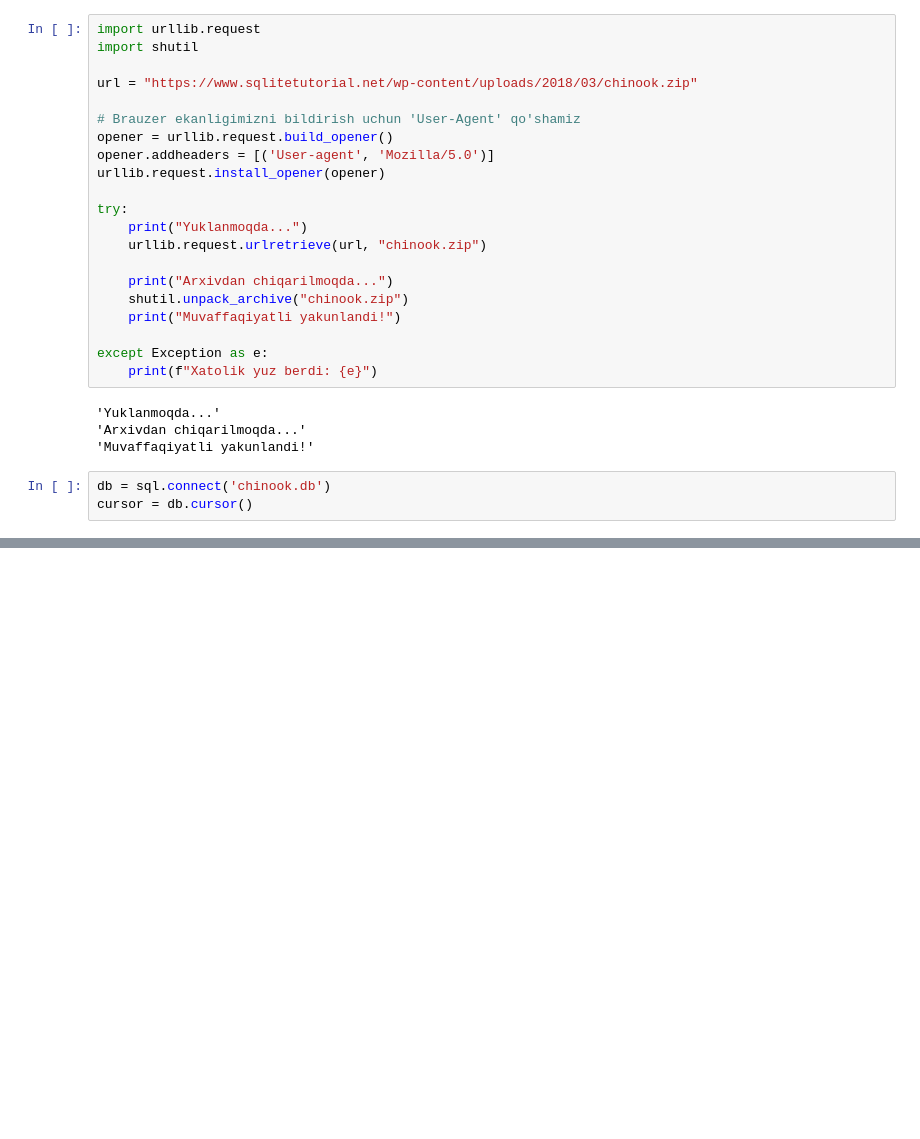
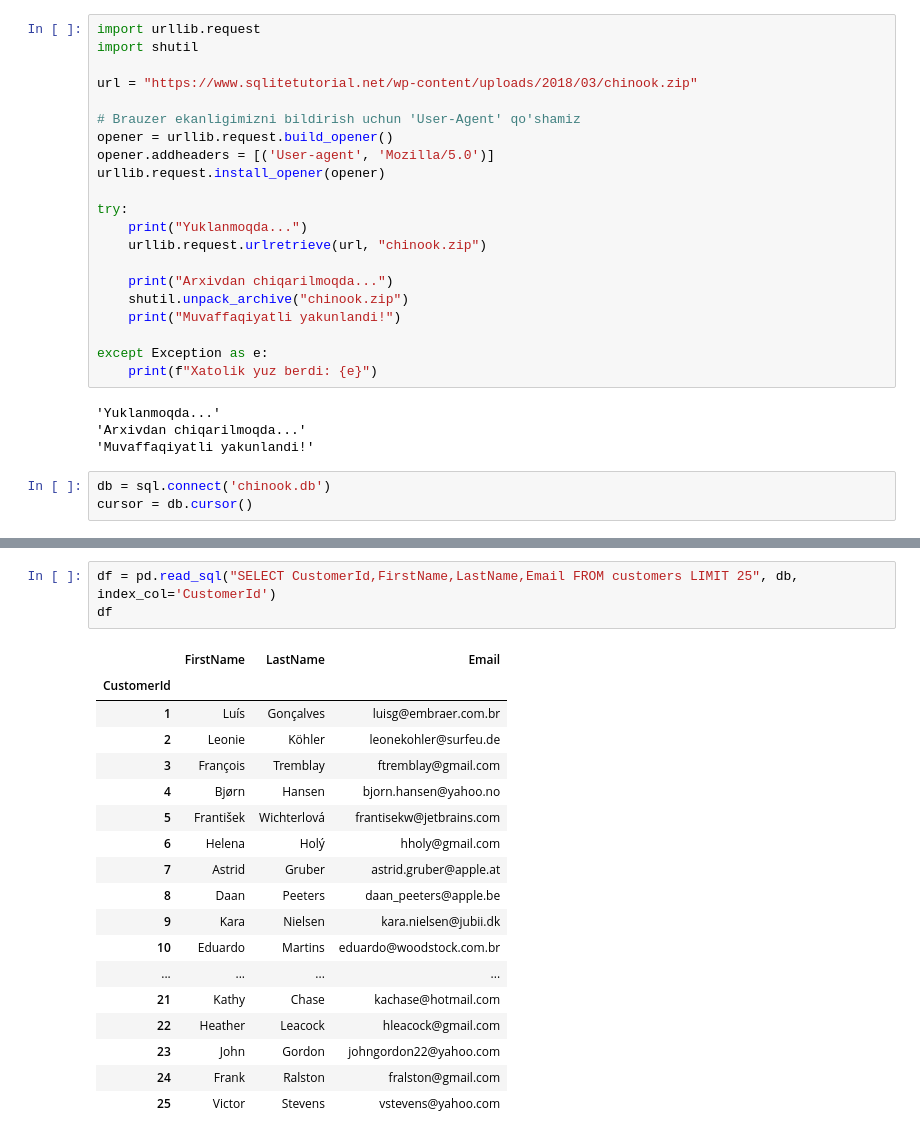
Before and after one commit to Ahmadjon0125/Mohirdev_lessons, a Jupyter notebook: Ma'lumotlarga ishlov berish. Fayllar va ma'lumotlar ombori/02.Database_Sqlite.ipynb, the cells around one changed output, grey strips where cells are left out. Drawn from its saved outputs; the diff is of its cells as text; blank space fills up the shorter version.

```diff
--- a/Ma'lumotlarga ishlov berish. Fayllar va ma'lumotlar ombori/02.Database_Sqlite.ipynb
+++ b/Ma'lumotlarga ishlov berish. Fayllar va ma'lumotlar ombori/02.Database_Sqlite.ipynb
@@ -32,0 +153,22 @@ cursor = db.cursor()
+# %%
+df = pd.read_sql("SELECT CustomerId,FirstName,LastName,Email FROM customers LIMIT 25", db, index_col='CustomerId')
+df
+# %% [output]
+|  | FirstName | LastName | Email |
+| CustomerId |  |  |  |
+| 1 | Luís | Gonçalves | luisg@embraer.com.br |
+| 2 | Leonie | Köhler | leonekohler@surfeu.de |
+| 3 | François | Tremblay | ftremblay@gmail.com |
+| 4 | Bjørn | Hansen | bjorn.hansen@yahoo.no |
+| 5 | František | Wichterlová | frantisekw@jetbrains.com |
+| 6 | Helena | Holý | hholy@gmail.com |
+| 7 | Astrid | Gruber | astrid.gruber@apple.at |
+| 8 | Daan | Peeters | daan_peeters@apple.be |
+| 9 | Kara | Nielsen | kara.nielsen@jubii.dk |
+| 10 | Eduardo | Martins | eduardo@woodstock.com.br |
+| ... | ... | ... | ... |
+| 21 | Kathy | Chase | kachase@hotmail.com |
+| 22 | Heather | Leacock | hleacock@gmail.com |
+| 23 | John | Gordon | johngordon22@yahoo.com |
+| 24 | Frank | Ralston | fralston@gmail.com |
+| 25 | Victor | Stevens | vstevens@yahoo.com |
```
Also changed, not shown: parts of 11 cells of this notebook.
